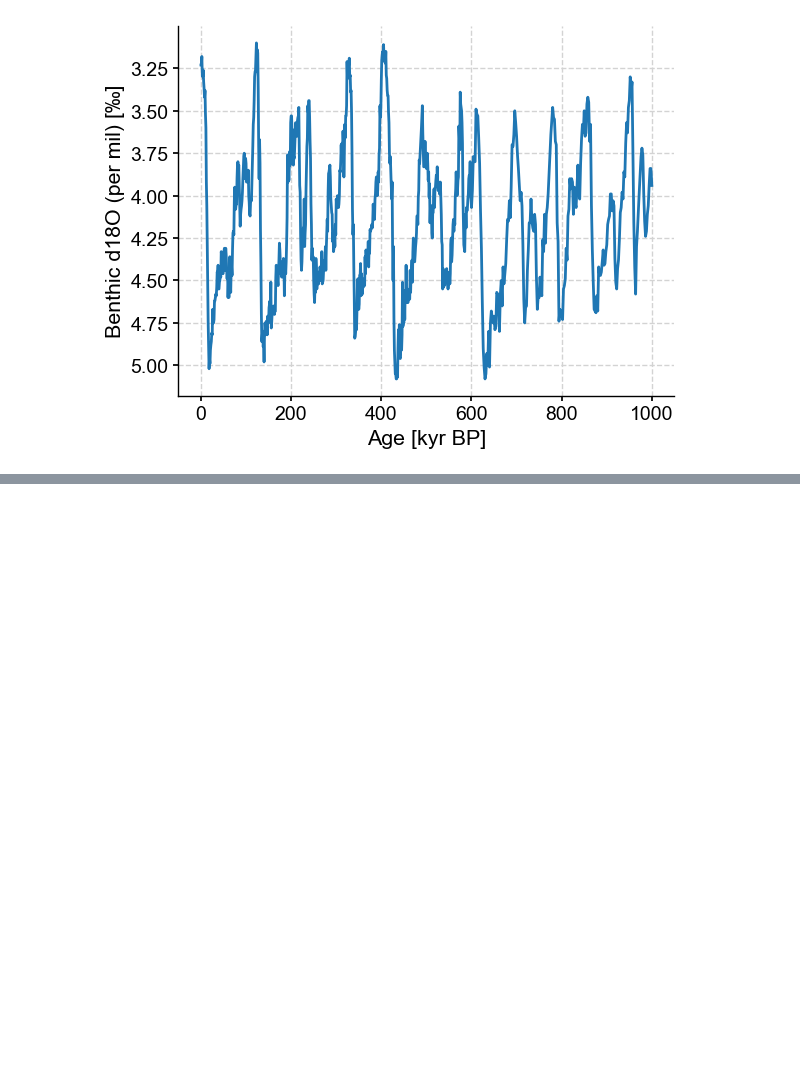
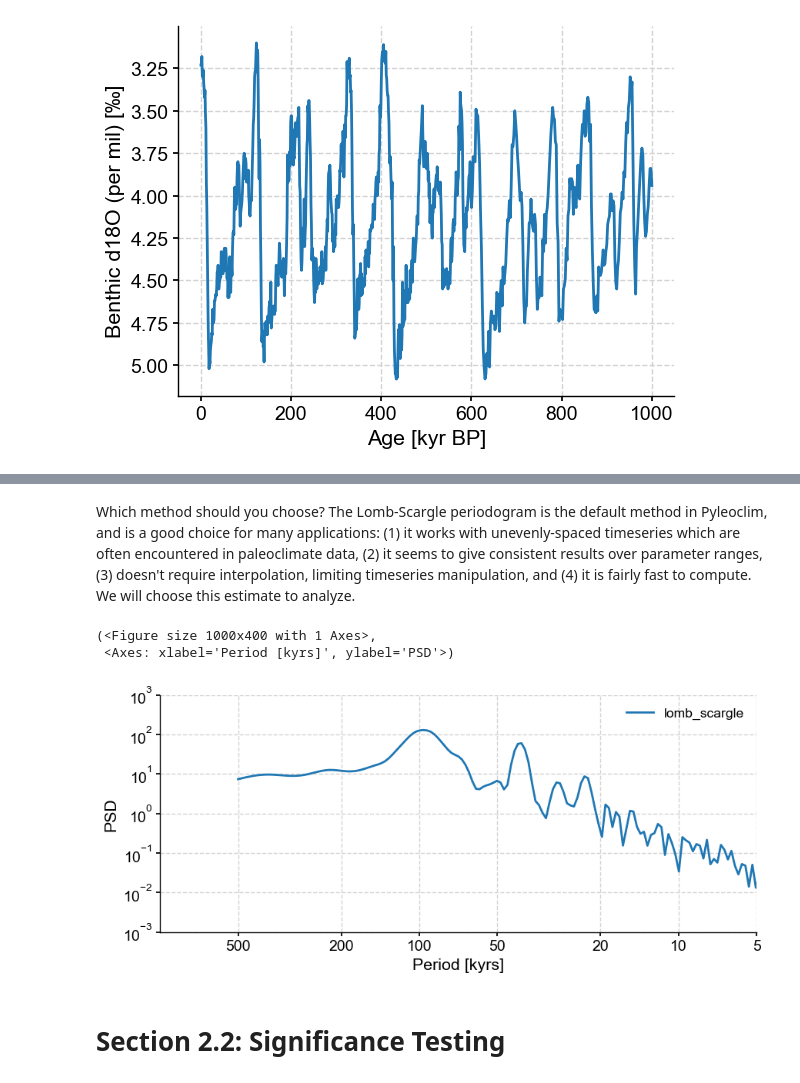
Before and after one commit to ClimateMatchAcademy/course-content, a Jupyter notebook: tutorials/W1D4_Paleoclimate/W1D4_Tutorial6.ipynb, the cells around one changed output, grey strips where cells are left out. Cells and saved outputs as stored; diff of their text form; code cells hidden in the pictures; blank space fills up the shorter version.

```diff
--- a/tutorials/W1D4_Paleoclimate/W1D4_Tutorial6.ipynb
+++ b/tutorials/W1D4_Paleoclimate/W1D4_Tutorial6.ipynb
@@ -225,0 +148,13 @@ This tutorial equips you with the skills to handle paleoclimate proxy datasets u
+# %% [markdown]
+Which method should you choose? The Lomb-Scargle periodogram is the default method in Pyleoclim, and is a good choice for many applications: (1) it works with unevenly-spaced timeseries which are often encountered in paleoclimate data, (2) it seems to give consistent results over parameter ranges, (3) doesn't require interpolation, limiting timeseries manipulation, and (4) it is fairly fast to compute. We will choose this estimate to analyze.
+# %%
+# Lomb-Scargle periodogram
+lr04_ls_sd = lr04_slice.interp(step=0.5).standardize().spectral(method='lomb_scargle')
+
+lr04_ls_sd.plot(xlim=[1000, 5],ylim=[0.001, 1000],label = 'lomb_scargle')
+# %% [output]
+(<Figure size 1000x400 with 1 Axes>,
+ <Axes: xlabel='Period [kyrs]', ylabel='PSD'>)
+[figure, added]
+# %% [markdown]
+# Section 2.2: Significance Testing
```
Also changed, not shown: parts of 48 cells of this notebook, 2 other files.
